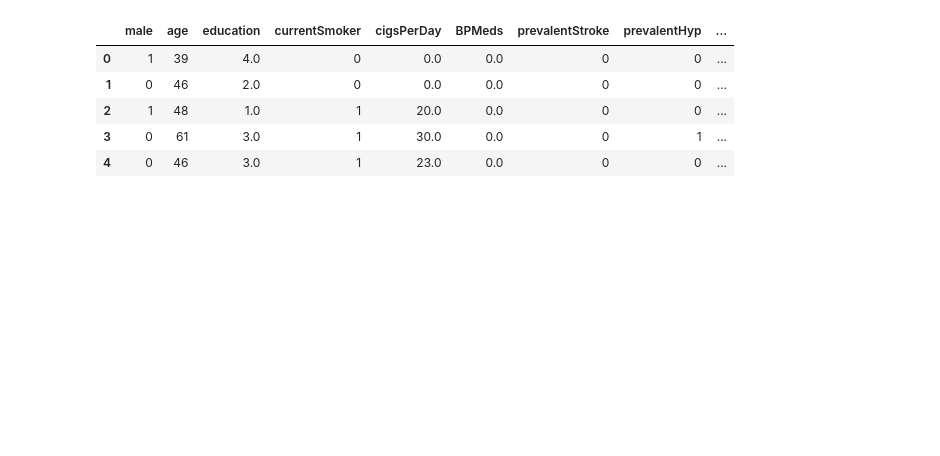
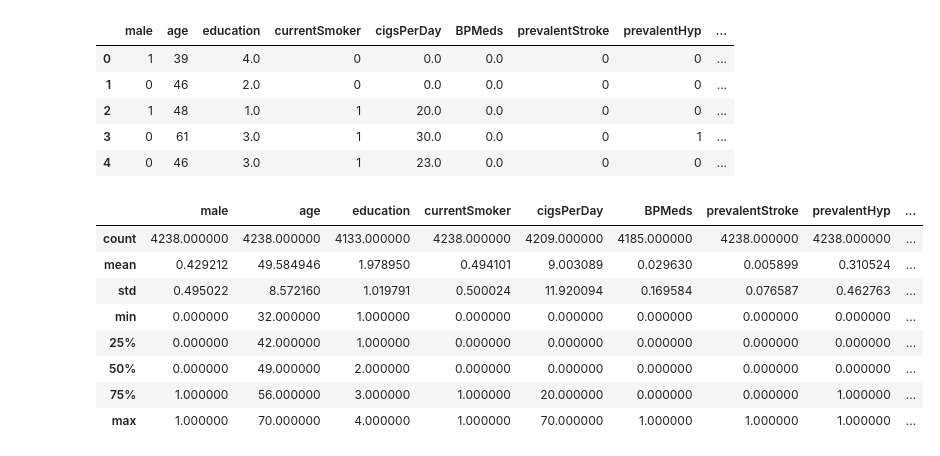
Before and after one commit to omarvar2000/DATA-445, a Jupyter notebook: In_Class/in_class_2/in_class_2.ipynb, the cells around one changed output. Saved outputs shown, nothing was run; the diff lists cells and outputs as text; code cells hidden in the pictures; blank space fills up the shorter version.

```diff
--- a/In_Class/in_class_2/in_class_2.ipynb
+++ b/In_Class/in_class_2/in_class_2.ipynb
@@ -23,3 +23,15 @@ heart.head()
 | 2 | 1 | 48 | 1.0 | 1 | 20.0 | 0.0 | 0 | 0 | ... |
 | 3 | 0 | 61 | 3.0 | 1 | 30.0 | 0.0 | 0 | 1 | ... |
 | 4 | 0 | 46 | 3.0 | 1 | 23.0 | 0.0 | 0 | 0 | ... |
+# %%
+heart.describe()
+# %% [output]
+|  | male | age | education | currentSmoker | cigsPerDay | BPMeds | prevalentStroke | prevalentHyp | ... |
+| count | 4238.000000 | 4238.000000 | 4133.000000 | 4238.000000 | 4209.000000 | 4185.000000 | 4238.000000 | 4238.000000 | ... |
+| mean | 0.429212 | 49.584946 | 1.978950 | 0.494101 | 9.003089 | 0.029630 | 0.005899 | 0.310524 | ... |
+| std | 0.495022 | 8.572160 | 1.019791 | 0.500024 | 11.920094 | 0.169584 | 0.076587 | 0.462763 | ... |
+| min | 0.000000 | 32.000000 | 1.000000 | 0.000000 | 0.000000 | 0.000000 | 0.000000 | 0.000000 | ... |
+| 25% | 0.000000 | 42.000000 | 1.000000 | 0.000000 | 0.000000 | 0.000000 | 0.000000 | 0.000000 | ... |
+| 50% | 0.000000 | 49.000000 | 2.000000 | 0.000000 | 0.000000 | 0.000000 | 0.000000 | 0.000000 | ... |
+| 75% | 1.000000 | 56.000000 | 3.000000 | 1.000000 | 20.000000 | 0.000000 | 0.000000 | 1.000000 | ... |
+| max | 1.000000 | 70.000000 | 4.000000 | 1.000000 | 70.000000 | 1.000000 | 1.000000 | 1.000000 | ... |
```
Also changed, not shown: parts of 7 cells of this notebook.
